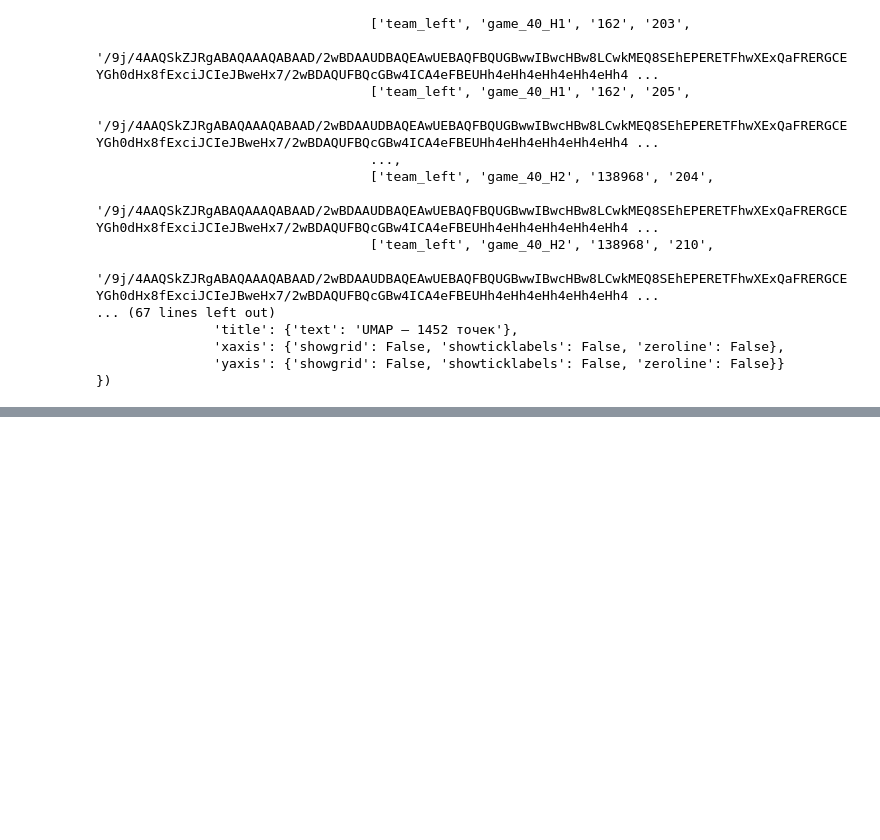
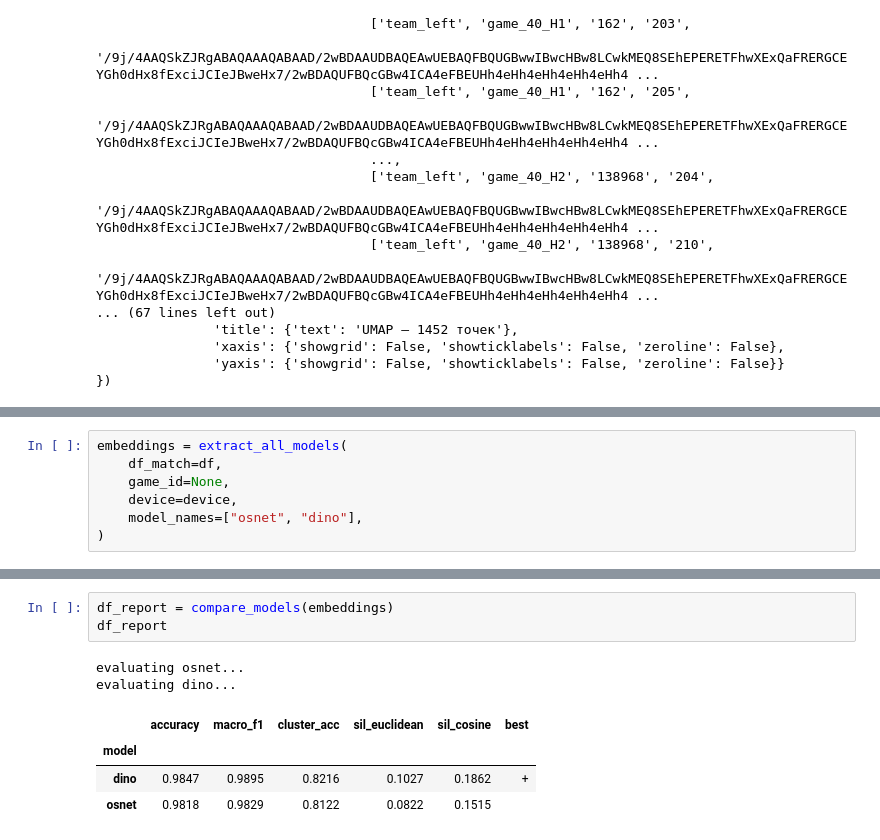
Before and after one commit to Anton9721/Football_Skoltech, a Jupyter notebook: analitics.ipynb, the cells around one changed output, grey strips where cells are left out. Saved outputs shown, nothing was run; the diff lists cells and outputs as text; blank space fills up the shorter version.

```diff
--- a/analitics.ipynb
+++ b/analitics.ipynb
@@ -292,0 +350,7 @@ FigureWidget({
+# %%
+embeddings = extract_all_models(
+    df_match=df,
+    game_id=None,
+    device=device,
+    model_names=["osnet", "dino"],
+)
@@ -292,0 +370,10 @@ FigureWidget({
+# %%
+df_report = compare_models(embeddings)
+df_report
+# %% [output]
+evaluating osnet...
+evaluating dino...
+|  | accuracy | macro_f1 | cluster_acc | sil_euclidean | sil_cosine | best |
+| model |  |  |  |  |  |  |
+| dino | 0.9847 | 0.9895 | 0.8216 | 0.1027 | 0.1862 | + |
+| osnet | 0.9818 | 0.9829 | 0.8122 | 0.0822 | 0.1515 |  |
```
Also changed, not shown: parts of 7 cells of this notebook, 2 other files.
